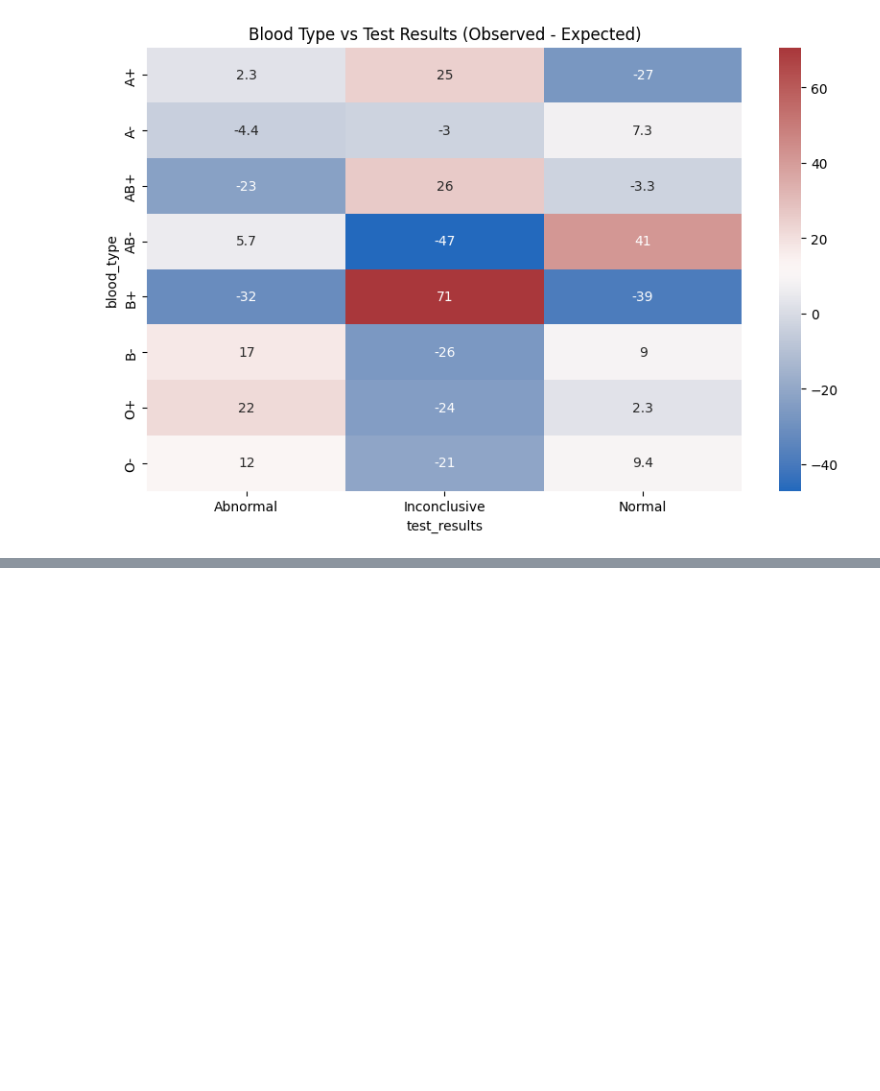
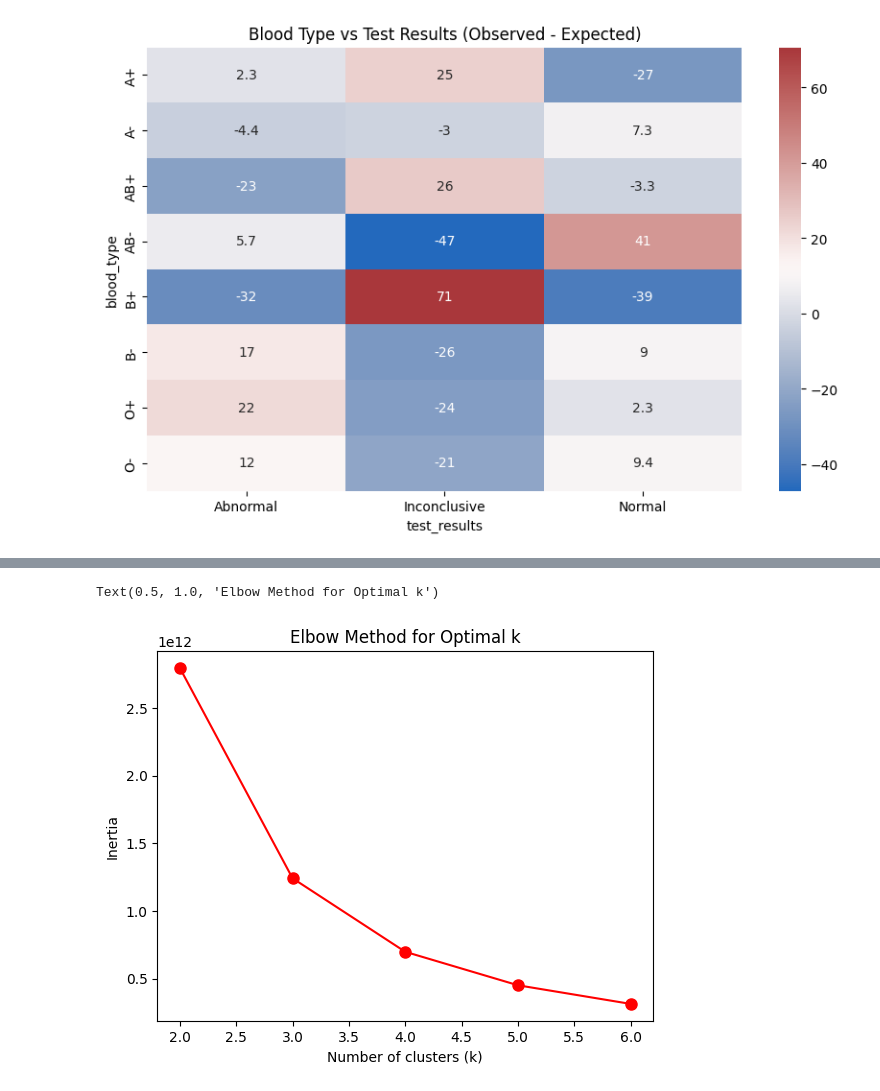
Before and after one commit to HaiderrX/CISC4900-Healthcare-Dataset-Data-Analysis, a Jupyter notebook: Code/Heatlhcare_Data_Analysis.ipynb, the cells around one changed output, grey strips where cells are left out. Drawn from its saved outputs; the diff is of its cells as text; code cells hidden in the pictures; blank space fills up the shorter version.

```diff
--- a/Code/Heatlhcare_Data_Analysis.ipynb
+++ b/Code/Heatlhcare_Data_Analysis.ipynb
@@ -683,0 +721,30 @@ Text(0.5, 1.0, 'Blood Type vs Test Results (Observed - Expected)')
+# %%
+# Preprocess the data:
+
+df_k1 = df[[
+    'billing_amount',
+    'treatment_days',
+    'age',
+    'gender',
+    'admission_type',
+    'test_results'
+]]
+
+# Step 2: Encode categorical columns
+df_binary = df_k1[['gender', 'admission_type', 'test_results']].copy()
+
+# Convert to numeric encoding (0, 1, 2…)
+df_binary['gender'] = df_binary['gender'].astype('category').cat.codes
+df_binary['admission_type'] = df_binary['admission_type'].astype('category').cat.codes
+df_binary['test_results'] = df_binary['test_results'].astype('category').cat.codes
+
+# Step 3: Separate numeric features
+df_numeric = df_k1[['billing_amount', 'treatment_days', 'age']]
+
+# Step 4: Combine numeric + encoded categorical
+df_preprocessed_k1 = pd.concat([
+    df_numeric,
+    df_binary,
+], axis=1)
+
+df_preprocessed_k1
@@ -683,0 +765,18 @@ Text(0.5, 1.0, 'Blood Type vs Test Results (Observed - Expected)')
+# %%
+# Elbow Method for the number of clusters used:
+
+inertias = []
+K = range(2,7)
+
+for k in K:
+  kmeans = KMeans(n_clusters=k, n_init='auto')
+  kmeans.fit(df_preprocessed_k1)
+  inertias.append(kmeans.inertia_)
+
+plt.plot(K, inertias, 'ro-', markersize=8)
+plt.xlabel('Number of clusters (k)')
+plt.ylabel('Inertia')
+plt.title('Elbow Method for Optimal k') # 3 clusters
+# %% [output]
+Text(0.5, 1.0, 'Elbow Method for Optimal k')
+[figure, added]
```
Also changed, not shown: parts of 23 cells of this notebook.
